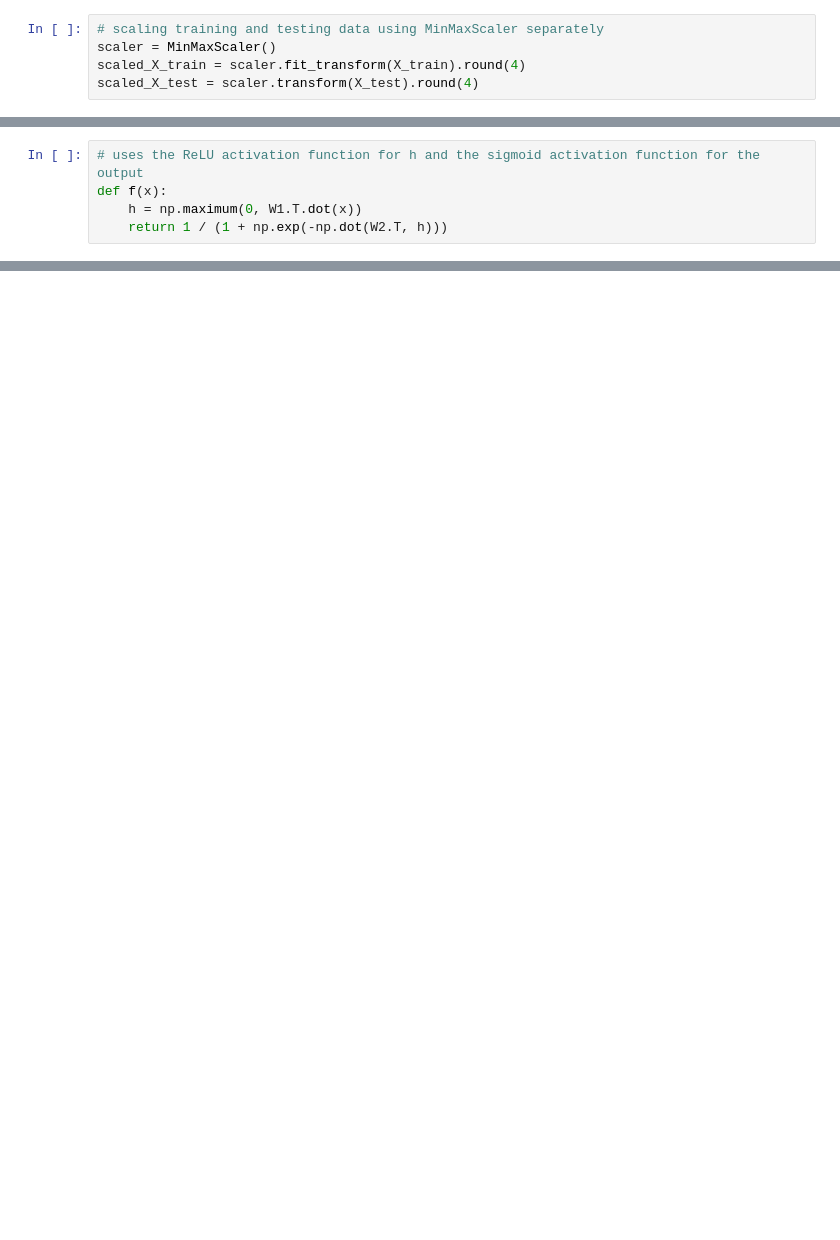
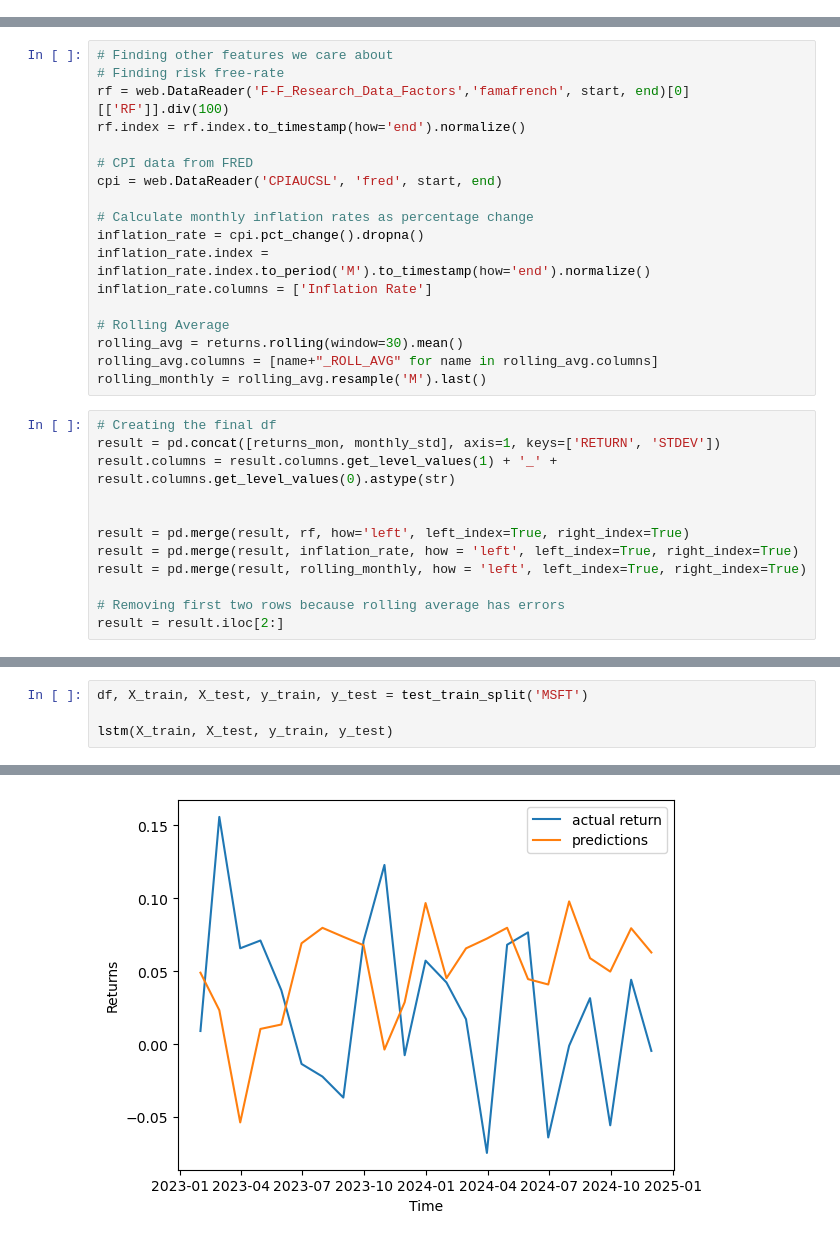
Before and after one commit to rishitashroff/riskreturncalculator, a Jupyter notebook: Project.ipynb, the cells around one changed output, grey strips where cells are left out. Drawn from its saved outputs; the diff is of its cells as text; blank space fills up the shorter version.

Commit message:
LSTM

```diff
--- a/Project.ipynb
+++ b/Project.ipynb
@@ -290,5 +0,0 @@ X_train, X_test, y_train, y_test = train_test_split(X, y, test_size=0.3, random_
-# %%
-# scaling training and testing data using MinMaxScaler separately
-scaler = MinMaxScaler()
-scaled_X_train = scaler.fit_transform(X_train).round(4)
-scaled_X_test = scaler.transform(X_test).round(4)
@@ -333,5 +0,0 @@ W1: [[ 0.24196227 -1.91328024 -1.72491783 -0.56228753 -1.01283112  0.31424733
-# %%
-# uses the ReLU activation function for h and the sigmoid activation function for the output
-def f(x):
-    h = np.maximum(0, W1.T.dot(x))
-    return 1 / (1 + np.exp(-np.dot(W2.T, h)))
@@ -441,0 +91,30 @@ Test R² Score: -0.1679620394810694
+# %%
+# Finding other features we care about
+# Finding risk free-rate
+rf = web.DataReader('F-F_Research_Data_Factors','famafrench', start, end)[0][['RF']].div(100)
+rf.index = rf.index.to_timestamp(how='end').normalize()
+
+# CPI data from FRED
+cpi = web.DataReader('CPIAUCSL', 'fred', start, end)
+
+# Calculate monthly inflation rates as percentage change
+inflation_rate = cpi.pct_change().dropna()
+inflation_rate.index = inflation_rate.index.to_period('M').to_timestamp(how='end').normalize()
+inflation_rate.columns = ['Inflation Rate']
+
+# Rolling Average
+rolling_avg = returns.rolling(window=30).mean()
+rolling_avg.columns = [name+"_ROLL_AVG" for name in rolling_avg.columns]
+rolling_monthly = rolling_avg.resample('M').last()
+# %%
+# Creating the final df
+result = pd.concat([returns_mon, monthly_std], axis=1, keys=['RETURN', 'STDEV'])
+result.columns = result.columns.get_level_values(1) + '_' + result.columns.get_level_values(0).astype(str)
+
+
+result = pd.merge(result, rf, how='left', left_index=True, right_index=True)
+result = pd.merge(result, inflation_rate, how = 'left', left_index=True, right_index=True)
+result = pd.merge(result, rolling_monthly, how = 'left', left_index=True, right_index=True)
+
+# Removing first two rows because rolling average has errors
+result = result.iloc[2:]
@@ -441,0 +198,5 @@ Test R² Score: -0.1679620394810694
+# %%
+df, X_train, X_test, y_train, y_test = test_train_split('MSFT')
+
+lstm(X_train, X_test, y_train, y_test)
+# %% [output]
@@ -441,0 +220 @@ Test R² Score: -0.1679620394810694
+[figure, added]
```
Also changed, not shown: parts of 43 cells of this notebook.
